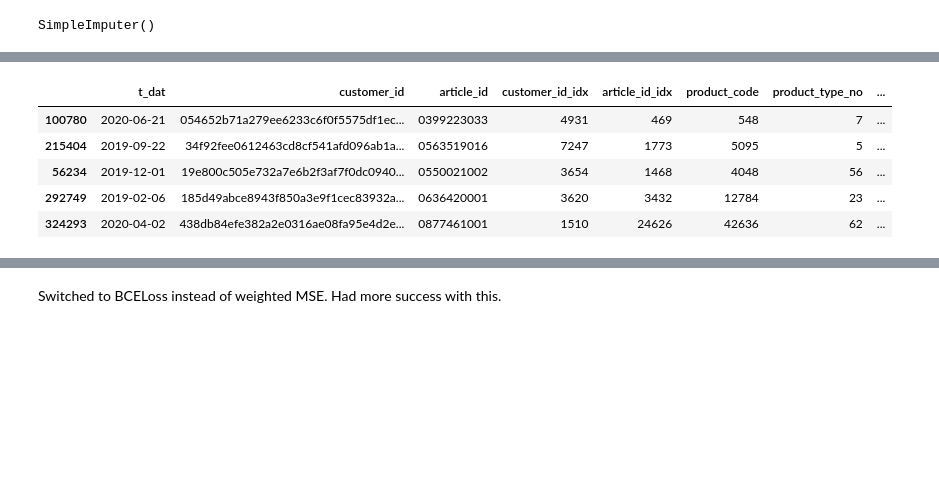
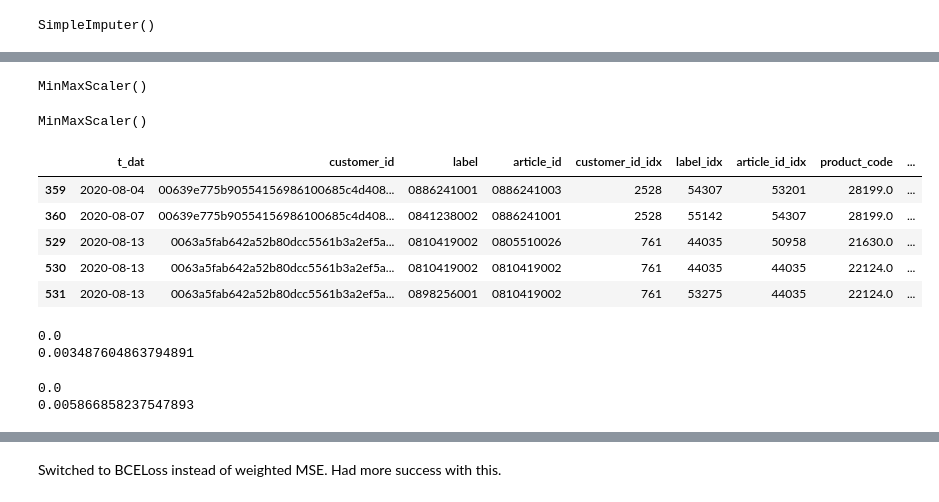
Before and after one commit to stevieg3/fashion-recommendations, a Jupyter notebook: notebooks/12-Revisiting multi-class model.ipynb, the cells around one changed output, grey strips where cells are left out. Cells and saved outputs as stored; diff of their text form; code cells hidden in the pictures; blank space fills up the shorter version.

```diff
--- a/notebooks/12-Revisiting multi-class model.ipynb
+++ b/notebooks/12-Revisiting multi-class model.ipynb
@@ -424,12 +471,28 @@ dev_data_full[['age', 'example_age']] = scaler.transform(dev_data_full[['age', '
+# %%
+age_scaler.fit(train_set['age'].values.reshape(-1, 1))
+# %% [output]
+MinMaxScaler()
+# %%
+example_age_scalar = MinMaxScaler()
+# %%
+example_age_scalar.fit(train_set.append(dev_set)['example_age'].values.reshape(-1, 1))
+# %% [output]
+MinMaxScaler()
+# %%
+train_set['age'] = age_scaler.transform(train_set['age'].values.reshape(-1, 1))
+dev_set['age'] = age_scaler.transform(dev_set['age'].values.reshape(-1, 1))
+# %%
+train_set['example_age'] = example_age_scalar.transform(train_set['example_age'].values.reshape(-1, 1))
+dev_set['example_age'] = example_age_scalar.transform(dev_set['example_age'].values.reshape(-1, 1))
 # %%
-training_data_full.head()
+train_set.head()
 # %% [output]
-|  | t_dat | customer_id | article_id | customer_id_idx | article_id_idx | product_code | product_type_no | ... |
-| 100780 | 2020-06-21 | 054652b71a279ee6233c6f0f5575df1ec... | 0399223033 | 4931 | 469 | 548 | 7 | ... |
-| 215404 | 2019-09-22 | 34f92fee0612463cd8cf541afd096ab1a... | 0563519016 | 7247 | 1773 | 5095 | 5 | ... |
-| 56234 | 2019-12-01 | 19e800c505e732a7e6b2f3af7f0dc0940... | 0550021002 | 3654 | 1468 | 4048 | 56 | ... |
-| 292749 | 2019-02-06 | 185d49abce8943f850a3e9f1cec83932a... | 0636420001 | 3620 | 3432 | 12784 | 23 | ... |
-| 324293 | 2020-04-02 | 438db84efe382a2e0316ae08fa95e4d2e... | 0877461001 | 1510 | 24626 | 42636 | 62 | ... |
+|  | t_dat | customer_id | label | article_id | customer_id_idx | label_idx | article_id_idx | product_code | ... |
+| 359 | 2020-08-04 | 00639e775b90554156986100685c4d408... | 0886241001 | 0886241003 | 2528 | 54307 | 53201 | 28199.0 | ... |
+| 360 | 2020-08-07 | 00639e775b90554156986100685c4d408... | 0841238002 | 0886241001 | 2528 | 55142 | 54307 | 28199.0 | ... |
+| 529 | 2020-08-13 | 0063a5fab642a52b80dcc5561b3a2ef5a... | 0810419002 | 0805510026 | 761 | 44035 | 50958 | 21630.0 | ... |
+| 530 | 2020-08-13 | 0063a5fab642a52b80dcc5561b3a2ef5a... | 0810419002 | 0810419002 | 761 | 44035 | 44035 | 22124.0 | ... |
+| 531 | 2020-08-13 | 0063a5fab642a52b80dcc5561b3a2ef5a... | 0898256001 | 0810419002 | 761 | 53275 | 44035 | 22124.0 | ... |
 # %%
 NUMERIC_FEATURES = [
     'FN',
@@ -494,3 +558,15 @@ class PurchasesDatasetWithArticleFeatures(Dataset):
             self.numeric_features[idx],
             self.purchased[idx]
         )
+# %%
+print((train_set['article_id'] == OTHER_ARTICLE_ID).mean())
+print((train_set['article_id'] == FIRST_ARTICLE_ID).mean())
+# %% [output]
+0.0
+0.003487604863794891
+# %%
+print((dev_set['article_id'] == OTHER_ARTICLE_ID).mean())
+print((dev_set['article_id'] == FIRST_ARTICLE_ID).mean())
+# %% [output]
+0.0
+0.005866858237547893
```
Also changed, not shown: parts of 129 cells of this notebook, 2 other files.
